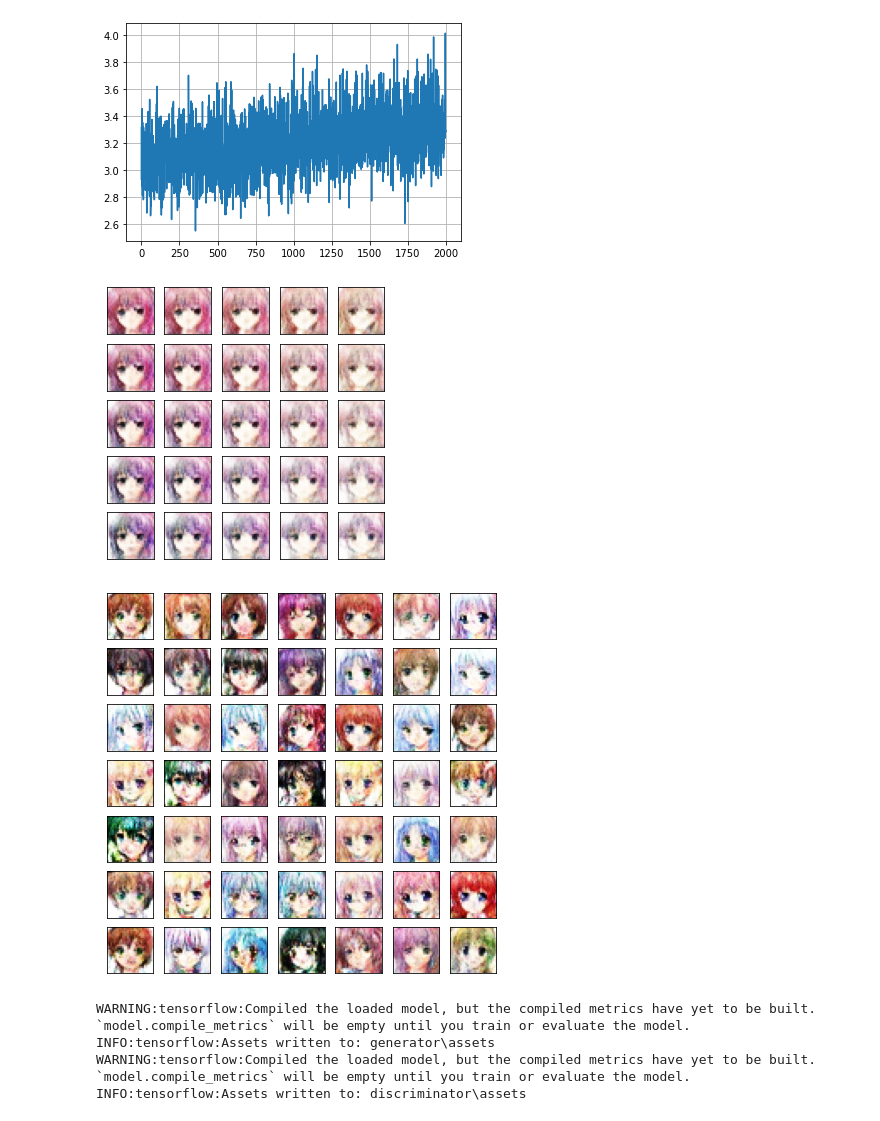
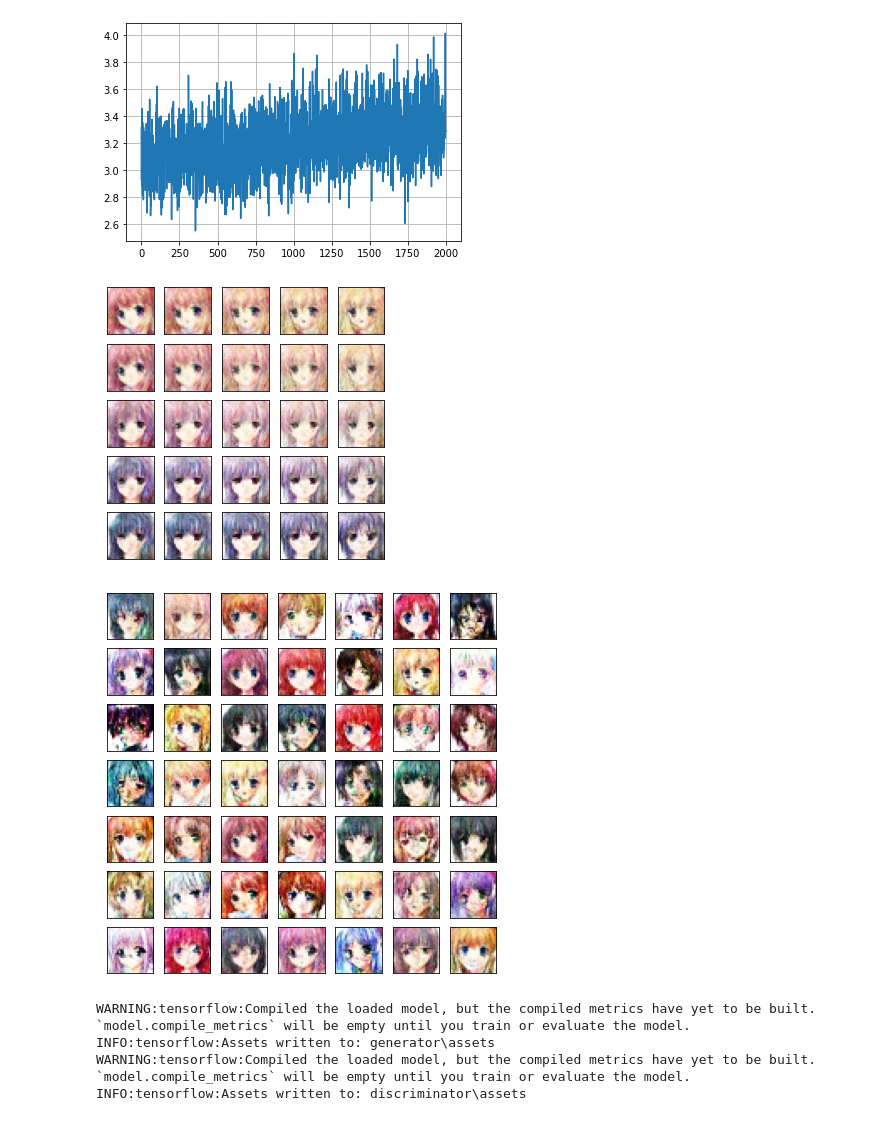
Before and after one commit to FaetterP/CNN-GAN, a Jupyter notebook: color.ipynb, the cells around one changed output. Saved outputs shown, nothing was run; the diff lists cells and outputs as text; code cells hidden in the pictures.

```diff
--- a/color.ipynb
+++ b/color.ipynb
@@ -14,14 +14,9 @@ DIRECTORY = 'images'
 files = os.listdir(DIRECTORY)
 # %%
 TRAIN_SIZE = 100
-TEST_SIZE = 50
 BATCH_SIZE = 5
 
 x_train=[]
-x_test=[]
-
-y_train=[]
-y_test=[]
 
 for i in range(0, TRAIN_SIZE):
     added=[]
@@ -31,36 +26,15 @@ for i in range(0, TRAIN_SIZE):
         for i1 in range(28):
             added.append(img.getpixel((i1,i0)))
     x_train.append([added])
-    y_train.append(1)
-
-for i in range(TRAIN_SIZE+1, TRAIN_SIZE+TEST_SIZE):
-    added=[]
-    img = Image.open(DIRECTORY+'\\'+files[i])
-    img=img.resize((28,28))
-    for i0 in range(28):
-        for i1 in range(28):
-            added.append(img.getpixel((i1,i0)))
-    x_test.append([added])
-    y_test.append(1)
-
 
 x_train=np.array(x_train)
-x_test=np.array(x_test)
-
-y_train=np.array(y_train)
-y_test=np.array(y_test)
-
 x_train = x_train / 255
-x_test = x_test / 255
-
 x_train = np.reshape(x_train, (len(x_train), 28, 28, 3))
-x_test = np.reshape(x_test, (len(x_test), 28, 28, 3))
 
 BUFFER_SIZE = x_train.shape[0]
+BUFFER_SIZE = BUFFER_SIZE // BATCH_SIZE * BATCH_SIZE
 
-BUFFER_SIZE = BUFFER_SIZE // BATCH_SIZE * BATCH_SIZE
 x_train = x_train[:BUFFER_SIZE]
-y_train = y_train[:BUFFER_SIZE]
 # %%
 SIZE = 6
 
@@ -69,7 +43,7 @@ num=1
 for i in range(0, SIZE):
     for j in range(0, SIZE):
         ax = plt.subplot(SIZE, SIZE, num)
-        plt.imshow(x_test[num-1, :, :, :])
+        plt.imshow(x_train[num-1, :, :, :])
         ax.get_xaxis().set_visible(False)
         ax.get_yaxis().set_visible(False)
         num += 1
@@ -202,24 +178,25 @@ plt.show()
 # %% [output]
 [figure]
 # %%
-n = 2
-total = 2 * n + 1
+SIZE = 5
+n = SIZE // 2
 
-plt.figure(figsize=(total, total))
+plt.figure(figsize=(SIZE, SIZE))
 
 num = 1
 for i in range(-n, n + 1):
     for j in range(-n, n + 1):
-        ax = plt.subplot(total, total, num)
-        num += 1
-        img = generator.predict(np.expand_dims([0.5 * i / n, 0.5 * j / n, 0, 0, 0], axis=0))
+        ax = plt.subplot(SIZE, SIZE, num)
+        key=np.resize([0.5 * i / n, 0.5 * j / n],(1, INPUT_DIM))
+        img = generator.predict(key)
         plt.imshow(img[0, :, :, :])
         ax.get_xaxis().set_visible(False)
         ax.get_yaxis().set_visible(False)
+        num += 1
 
 plt.show()
 # %% [output]
-[figure, old version]
+[figure, new version]
 # %%
 SIZE = 7
 
@@ -237,7 +214,7 @@ for i in range(0 ,SIZE):
 
 plt.show()
 # %% [output]
-[figure, old version]
+[figure, new version]
 # %%
 generator.save("generator")
 discriminator.save("discriminator")
```
Also changed, not shown: parts of 2 cells of this notebook.
